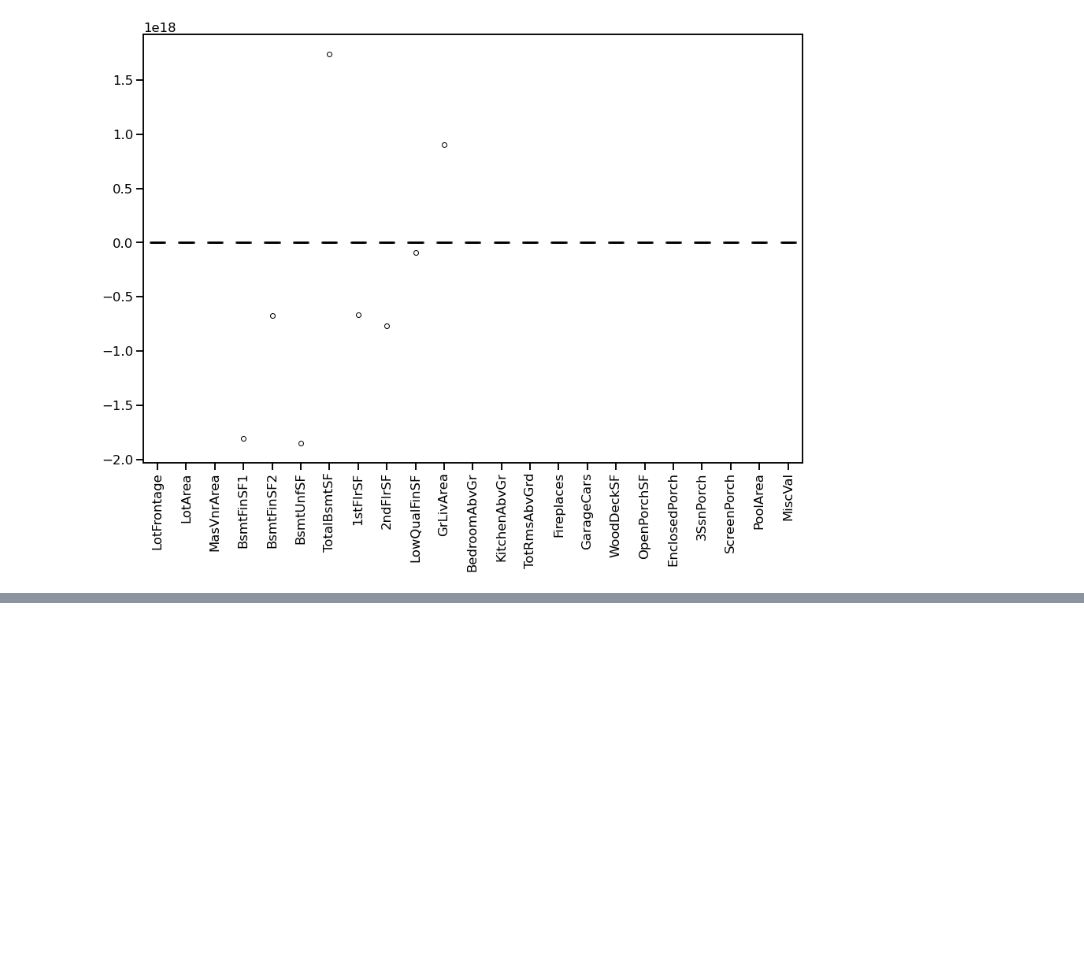
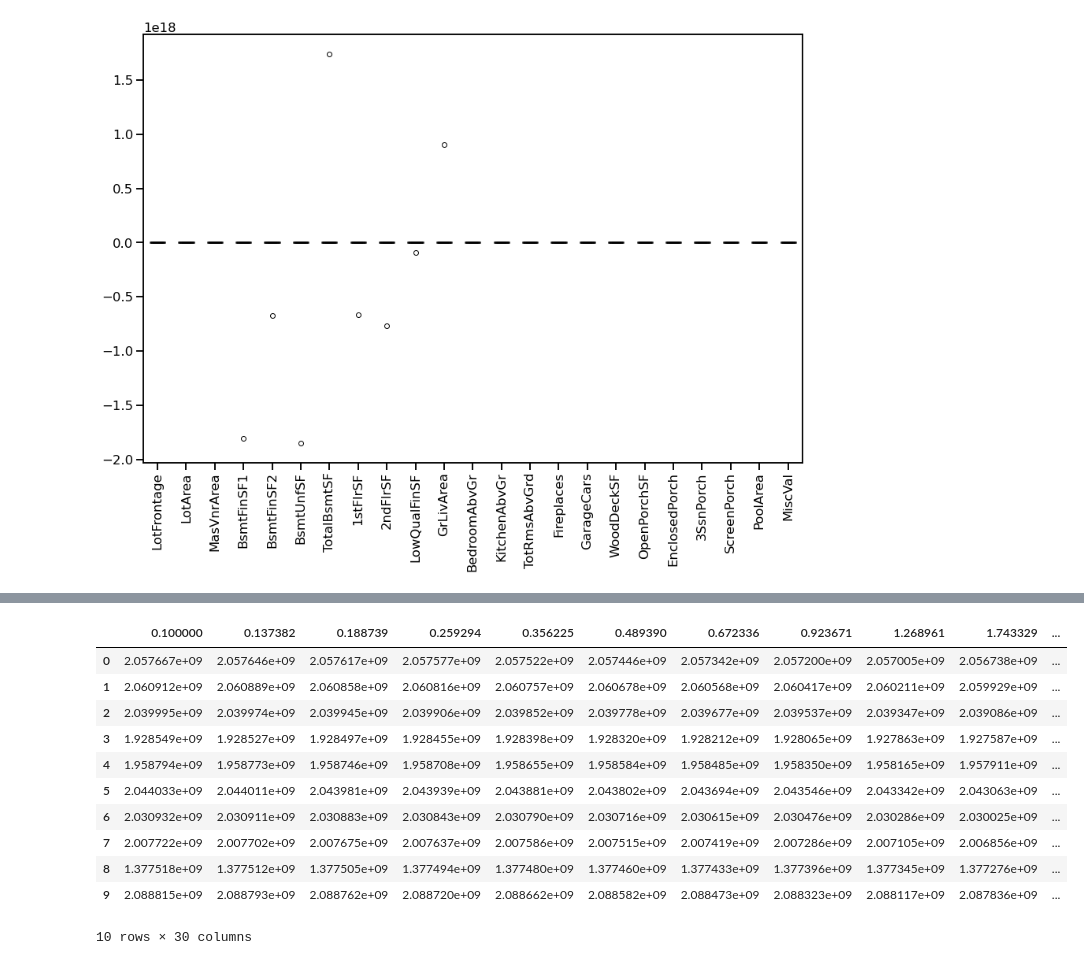
Before and after one commit to iannjari/Scikit-learn-Linear-models, a Jupyter notebook: Notebook.ipynb, the cells around one changed output, grey strips where cells are left out. Cells and saved outputs as stored; diff of their text form; code cells hidden in the pictures; blank space fills up the shorter version.

```diff
--- a/Notebook.ipynb
+++ b/Notebook.ipynb
@@ -93,0 +136,18 @@ _ = coefs.plot.box(**boxplot_property, ax=ax)
+# %%
+mse_alphas = [est[-1].cv_values_.mean(axis=0)
+              for est in cv_results["estimator"]]
+cv_alphas = pd.DataFrame(mse_alphas, columns=alphas)
+cv_alphas
+# %% [output]
+|  | 0.100000 | 0.137382 | 0.188739 | 0.259294 | 0.356225 | 0.489390 | 0.672336 | 0.923671 | 1.268961 | 1.743329 | ... |
+| 0 | 2.057667e+09 | 2.057646e+09 | 2.057617e+09 | 2.057577e+09 | 2.057522e+09 | 2.057446e+09 | 2.057342e+09 | 2.057200e+09 | 2.057005e+09 | 2.056738e+09 | ... |
+| 1 | 2.060912e+09 | 2.060889e+09 | 2.060858e+09 | 2.060816e+09 | 2.060757e+09 | 2.060678e+09 | 2.060568e+09 | 2.060417e+09 | 2.060211e+09 | 2.059929e+09 | ... |
+| 2 | 2.039995e+09 | 2.039974e+09 | 2.039945e+09 | 2.039906e+09 | 2.039852e+09 | 2.039778e+09 | 2.039677e+09 | 2.039537e+09 | 2.039347e+09 | 2.039086e+09 | ... |
+| 3 | 1.928549e+09 | 1.928527e+09 | 1.928497e+09 | 1.928455e+09 | 1.928398e+09 | 1.928320e+09 | 1.928212e+09 | 1.928065e+09 | 1.927863e+09 | 1.927587e+09 | ... |
+| 4 | 1.958794e+09 | 1.958773e+09 | 1.958746e+09 | 1.958708e+09 | 1.958655e+09 | 1.958584e+09 | 1.958485e+09 | 1.958350e+09 | 1.958165e+09 | 1.957911e+09 | ... |
+| 5 | 2.044033e+09 | 2.044011e+09 | 2.043981e+09 | 2.043939e+09 | 2.043881e+09 | 2.043802e+09 | 2.043694e+09 | 2.043546e+09 | 2.043342e+09 | 2.043063e+09 | ... |
+| 6 | 2.030932e+09 | 2.030911e+09 | 2.030883e+09 | 2.030843e+09 | 2.030790e+09 | 2.030716e+09 | 2.030615e+09 | 2.030476e+09 | 2.030286e+09 | 2.030025e+09 | ... |
+| 7 | 2.007722e+09 | 2.007702e+09 | 2.007675e+09 | 2.007637e+09 | 2.007586e+09 | 2.007515e+09 | 2.007419e+09 | 2.007286e+09 | 2.007105e+09 | 2.006856e+09 | ... |
+| 8 | 1.377518e+09 | 1.377512e+09 | 1.377505e+09 | 1.377494e+09 | 1.377480e+09 | 1.377460e+09 | 1.377433e+09 | 1.377396e+09 | 1.377345e+09 | 1.377276e+09 | ... |
+| 9 | 2.088815e+09 | 2.088793e+09 | 2.088762e+09 | 2.088720e+09 | 2.088662e+09 | 2.088582e+09 | 2.088473e+09 | 2.088323e+09 | 2.088117e+09 | 2.087836e+09 | ... |
+10 rows × 30 columns
```
Also changed, not shown: parts of 4 cells of this notebook.
